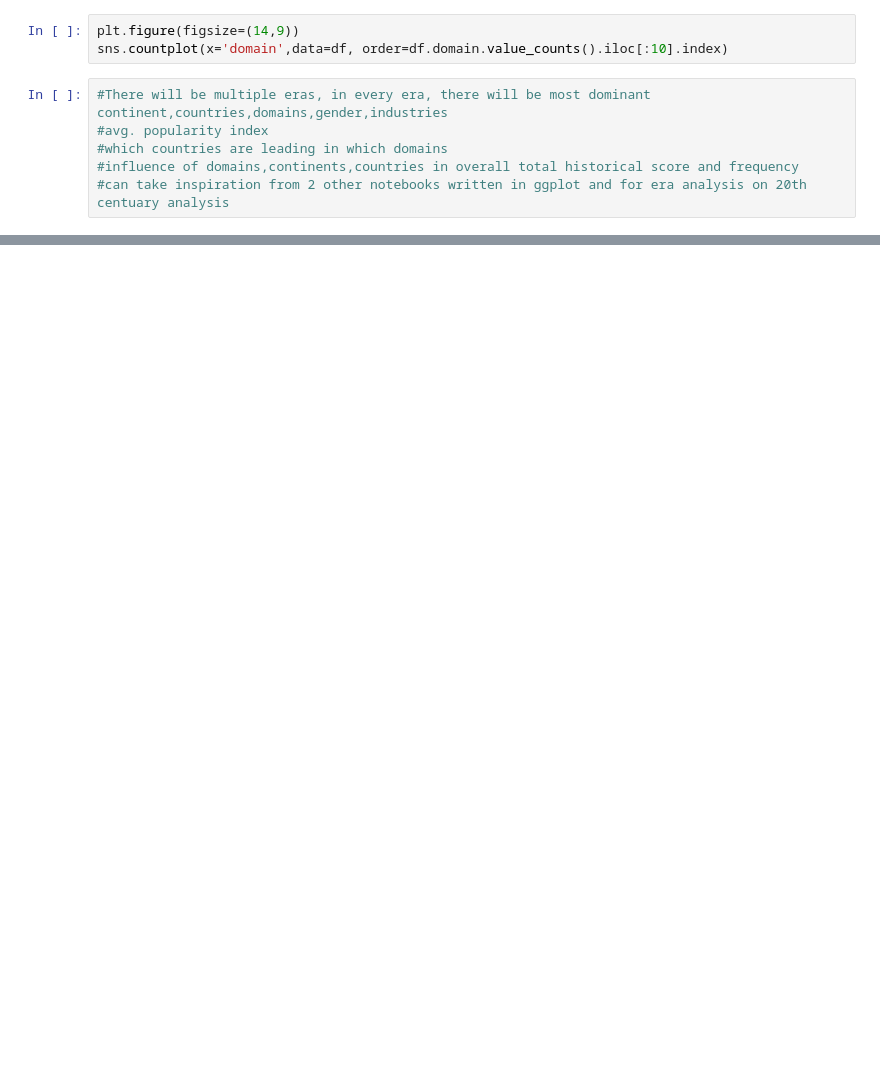
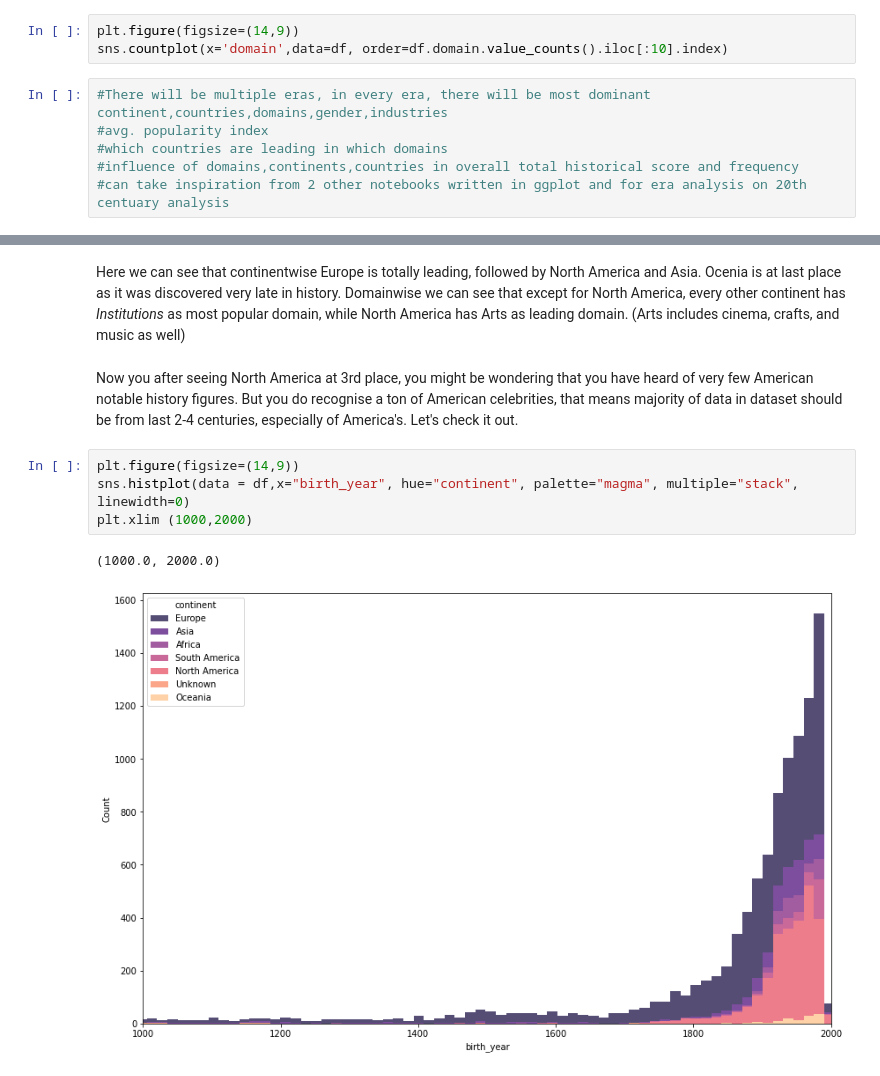
Before and after one commit to ShubhamBhut/Project-Insight, a Jupyter notebook: pantheon.ipynb, the cells around one changed output, grey strips where cells are left out. Cells and saved outputs as stored; diff of their text form; blank space fills up the shorter version.

```diff
--- a/pantheon.ipynb
+++ b/pantheon.ipynb
@@ -53,0 +198,12 @@ sns.countplot(x='domain',data=df, order=df.domain.value_counts().iloc[:10].index
+# %% [markdown]
+Here we can see that continentwise Europe is totally leading, followed by North America and Asia. Ocenia is at last place as it was discovered very late in history. Domainwise we can see that except for North America, every other continent has *Institutions* as most popular domain, while North America has Arts as leading domain. (Arts includes cinema, crafts, and music as well)
+# %% [markdown]
+Now you after seeing North America at 3rd place, you might be wondering that you have heard of very few American notable history figures. But you do recognise a ton of American celebrities, that means majority of data in dataset should be from last 2-4 centuries, especially of America's.
+Let's check it out.
+# %%
+plt.figure(figsize=(14,9))
+sns.histplot(data = df,x="birth_year", hue="continent", palette="magma", multiple="stack", linewidth=0)
+plt.xlim (1000,2000)
+# %% [output]
+(1000.0, 2000.0)
+[figure, added]
```
Also changed, not shown: parts of 20 cells of this notebook.
